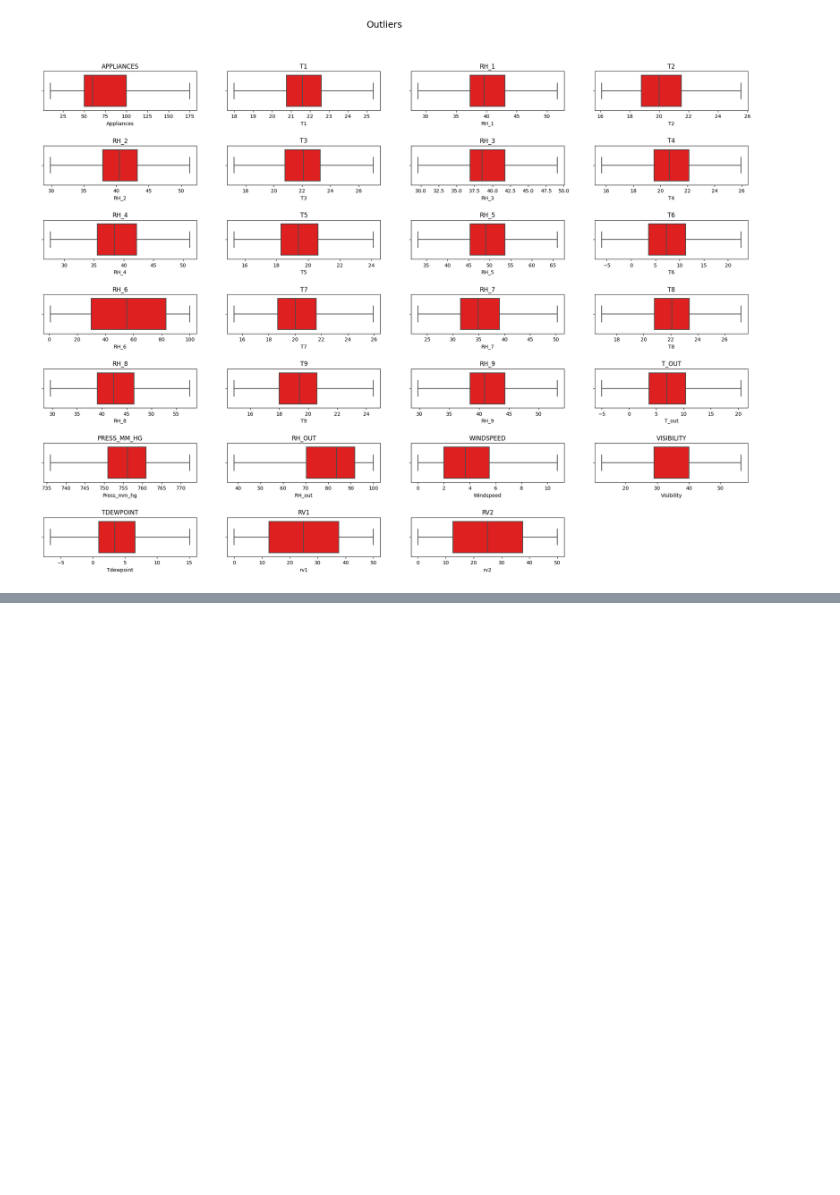
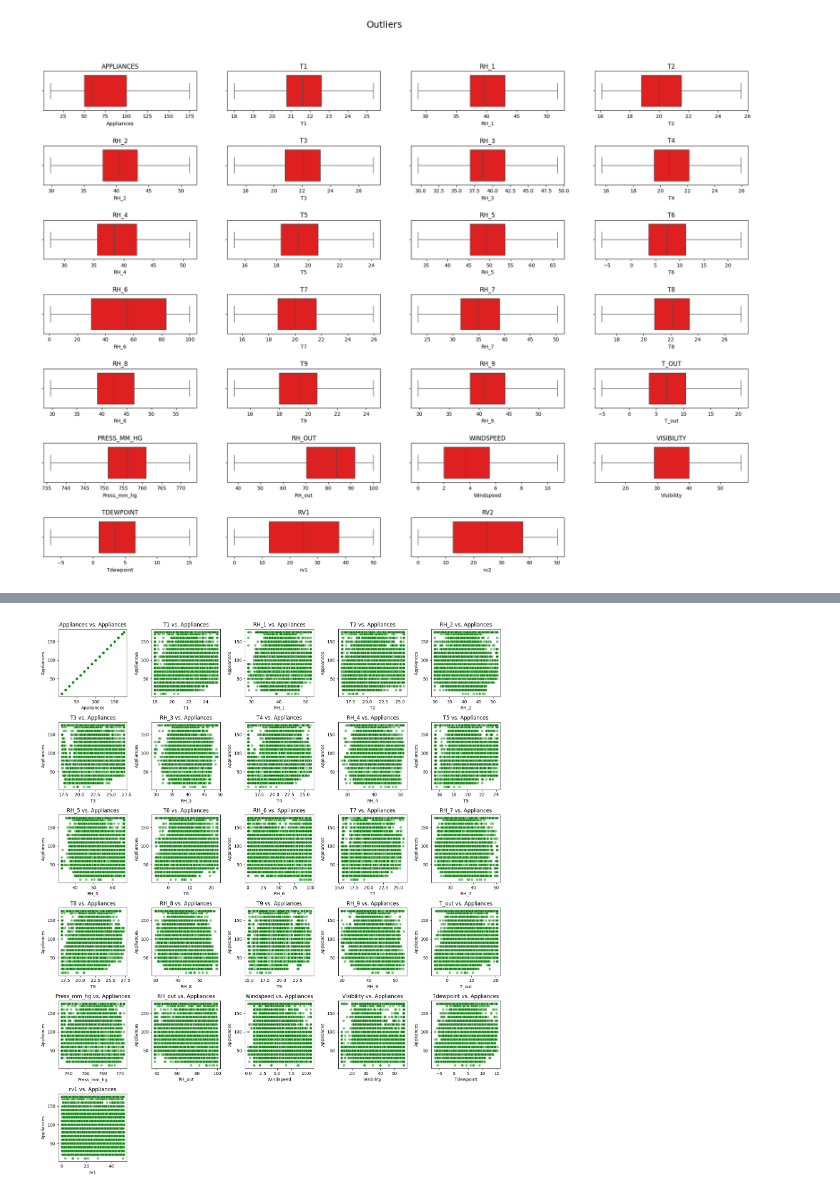
Before and after one commit to Dern965/ProyectoDaad, a Jupyter notebook: Proyecto.ipynb, the cells around one changed output, grey strips where cells are left out. Cells and saved outputs as stored; diff of their text form; code cells hidden in the pictures; blank space fills up the shorter version.

```diff
--- a/Proyecto.ipynb
+++ b/Proyecto.ipynb
@@ -186,0 +206,17 @@ for i, columna in enumerate(col_list):
+# %%
+num_columns = len(col_list) - 1
+
+num_rows = (num_columns // 5) + 1
+num_cols = min(num_columns, 5)
+
+plt.figure(figsize=(15, 3 * num_rows))
+
+for i, columna in enumerate(col_list[:-1]):
+    plt.subplot(num_rows, num_cols, i + 1)
+    sns.scatterplot(x=df[columna], y=df['Appliances'], color='green', alpha=0.5)
+    plt.title(f'{columna} vs. Appliances')
+
+plt.tight_layout()
+plt.show()
+# %% [output]
+[figure, added]
```
Also changed, not shown: parts of 3 cells of this notebook.
